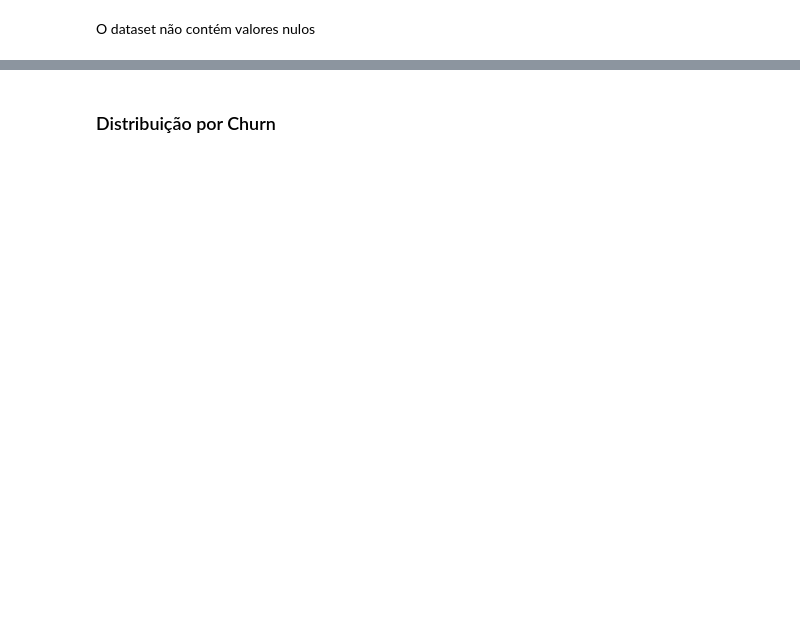
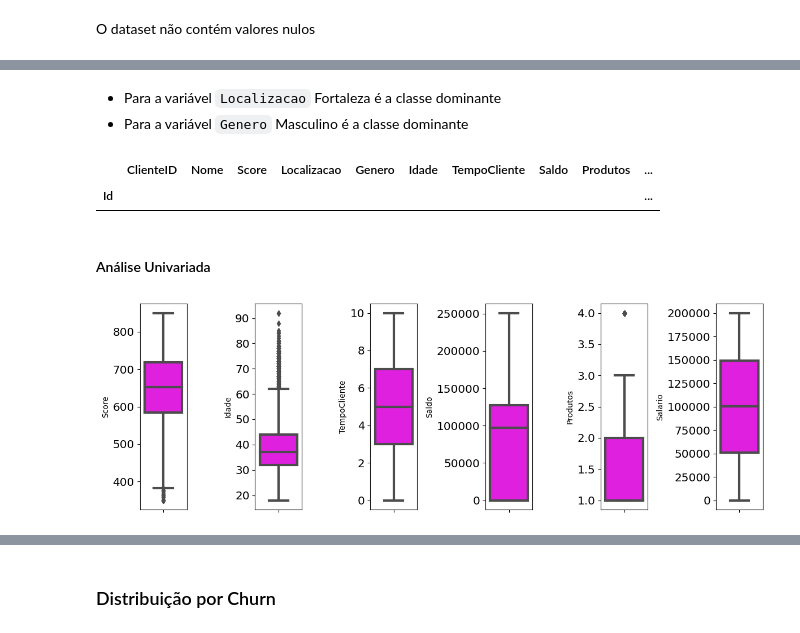
Before and after one commit to wendeljardel/data-analysis-projects, a Jupyter notebook: Churn Prediction - Teste Tallos/Churn predicition.ipynb, the cells around one changed output, grey strips where cells are left out. Cells and saved outputs as stored; diff of their text form; code cells hidden in the pictures; blank space fills up the shorter version.

```diff
--- a/Churn Prediction - Teste Tallos/Churn predicition.ipynb
+++ b/Churn Prediction - Teste Tallos/Churn predicition.ipynb
@@ -126,0 +120,20 @@ def plot_with_percent(plot):
+# %% [markdown]
+* Para a variável <code>Localizacao</code> Fortaleza é a classe dominante
+* Para a variável <code>Genero</code> Masculino é a classe dominante
+# %%
+# Verificando duplicados
+duplicateRows = df[df.duplicated()]
+duplicateRows
+# %% [output]
+|  | ClienteID | Nome | Score | Localizacao | Genero | Idade | TempoCliente | Saldo | Produtos | ... |
+| Id |  |  |  |  |  |  |  |  |  | ... |
+# %% [markdown]
+#### Análise Univariada
+# %%
+features = nums
+for i in range(0, len(features)):
+    plt.subplot(1,len(features),i + 1)
+    sns.boxplot(y=df[features[i]], color = 'magenta', orient='v')
+    plt.tight_layout()
+# %% [output]
+[figure, added]
```
Also changed, not shown: parts of 27 cells of this notebook.
